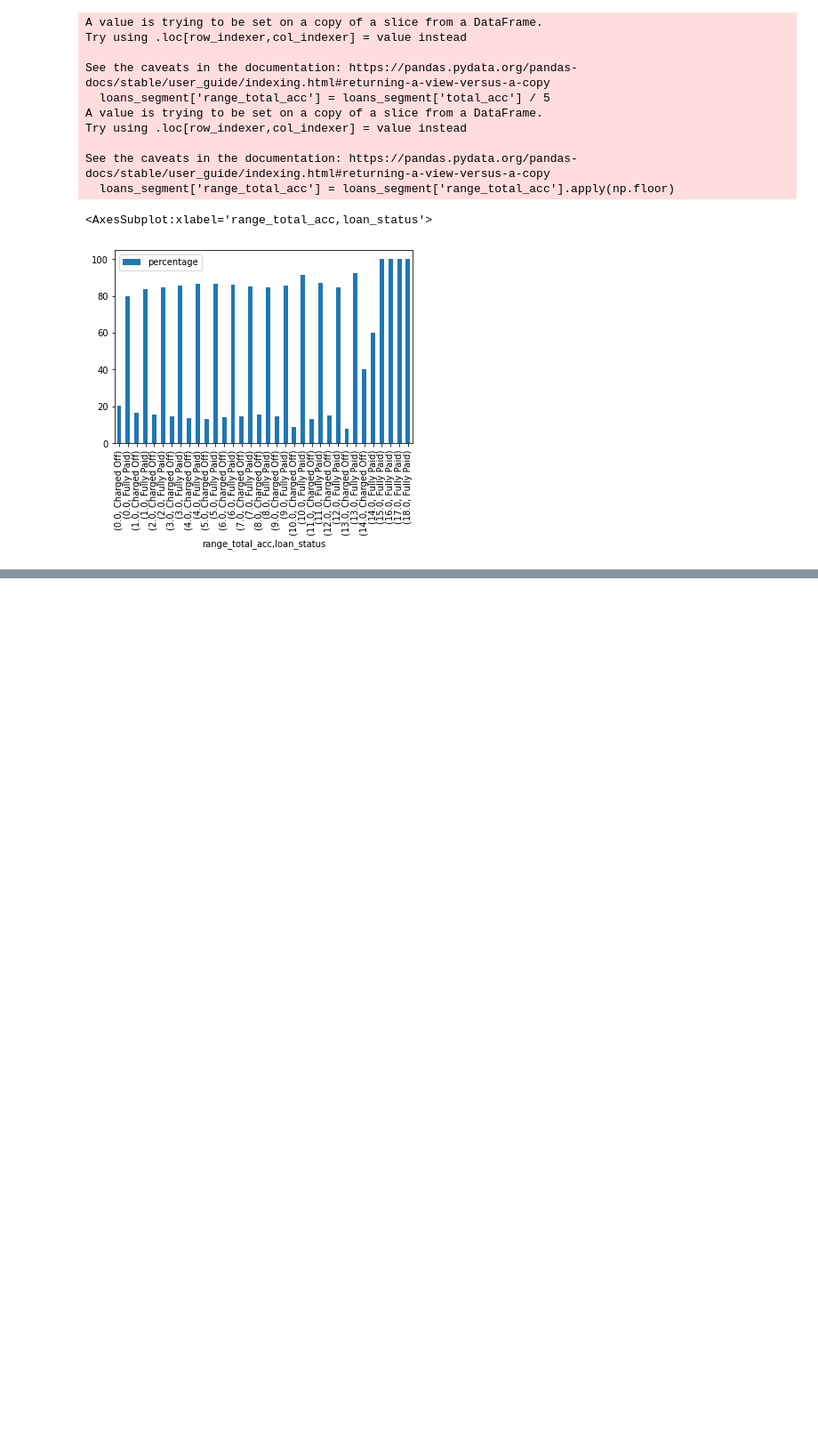
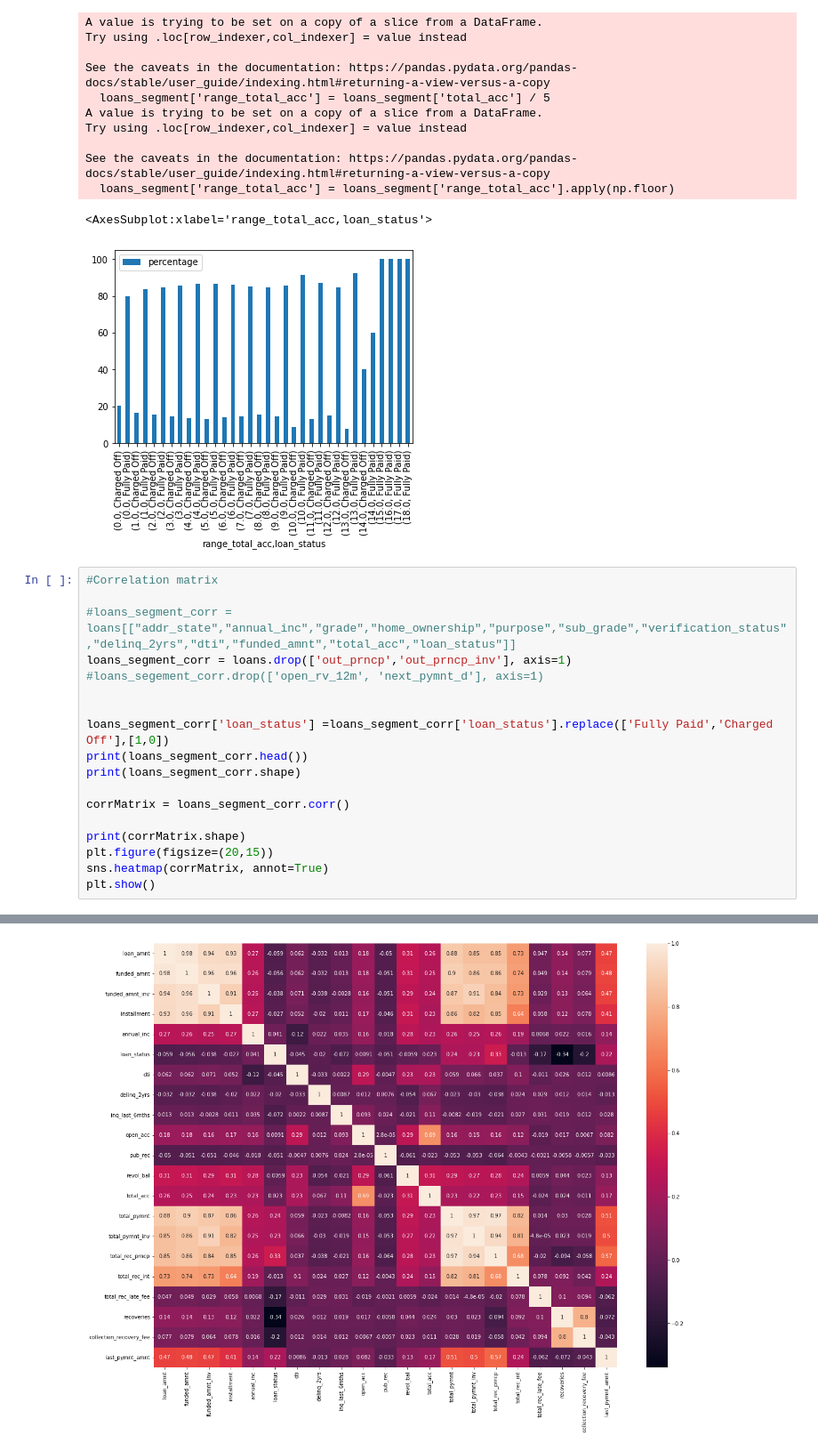
Before and after one commit to anandkeshri07/LendingClubCaseStudy, a Jupyter notebook: Anand_Kumar_Keshri.ipynb, the cells around one changed output, grey strips where cells are left out. Shown: that part at 89% size. Cells and saved outputs as stored; diff of their text form; blank space fills up the shorter version.

Commit message:
Added the changes for correlation

```diff
--- a/Anand_Kumar_Keshri.ipynb
+++ b/Anand_Kumar_Keshri.ipynb
@@ -599,3 +599,22 @@ See the caveats in the documentation: https://pandas.pydata.org/pandas-docs/stab
   loans_segment['range_total_acc'] = loans_segment['range_total_acc'].apply(np.floor)
 <AxesSubplot:xlabel='range_total_acc,loan_status'>
 [figure]
+# %%
+#Correlation matrix
+
+#loans_segment_corr = loans[["addr_state","annual_inc","grade","home_ownership","purpose","sub_grade","verification_status","delinq_2yrs","dti","funded_amnt","total_acc","loan_status"]]
+loans_segment_corr = loans.drop(['out_prncp','out_prncp_inv'], axis=1)
+#loans_segement_corr.drop(['open_rv_12m', 'next_pymnt_d'], axis=1)
+
+
+loans_segment_corr['loan_status'] =loans_segment_corr['loan_status'].replace(['Fully Paid','Charged Off'],[1,0])
+print(loans_segment_corr.head())
+print(loans_segment_corr.shape)
+
+corrMatrix = loans_segment_corr.corr()
+
+print(corrMatrix.shape)
+plt.figure(figsize=(20,15))
+sns.heatmap(corrMatrix, annot=True)
+plt.show()
+# %% [output]
@@ -601,0 +638 @@ See the caveats in the documentation: https://pandas.pydata.org/pandas-docs/stab
+[figure, added]
```
Also changed, not shown: parts of 1 cell of this notebook.
